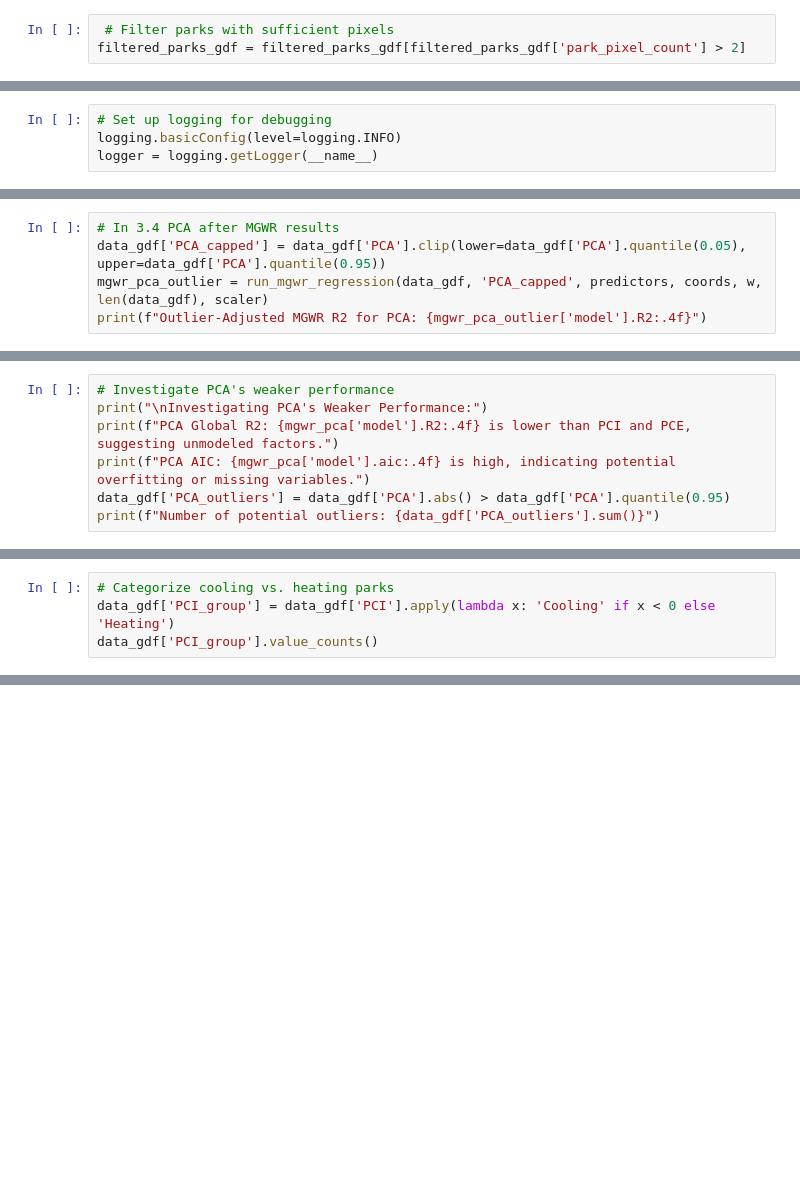
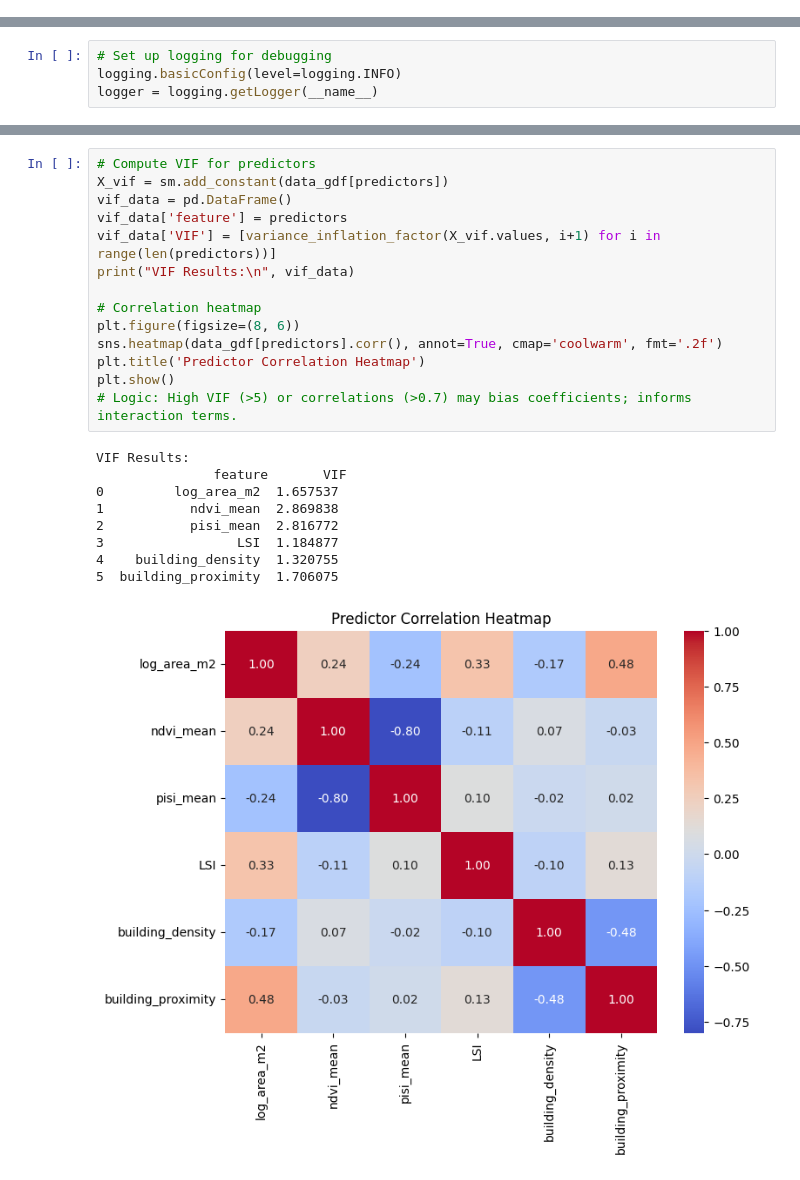
Before and after one commit to NourahAlhosain/CASA-Disso-25, a Jupyter notebook: 06_ImpactFactorsAnalysis.ipynb, the cells around one changed output, grey strips where cells are left out. Cells and saved outputs as stored; diff of their text form; blank space fills up the shorter version.

Commit message:
updated modeling code

```diff
--- a/06_ImpactFactorsAnalysis.ipynb
+++ b/06_ImpactFactorsAnalysis.ipynb
@@ -74,6 +71,3 @@ Number of parks removed: 25
 Original number of parks: 219
 New number of parks: 194
 Removed Park IDs: [21.0, 26.0, 38.0, 41.0, 50.0, 63.0, 64.0, 65.0, 69.0, 75.0, 77.0, 79.0, 80.0, 83.0, 84.0, 87.0, 88.0, 89.0, 114.0, 137.0, 140.0, 154.0, 169.0, 170.0, 182.0]
-# %%
- # Filter parks with sufficient pixels
-filtered_parks_gdf = filtered_parks_gdf[filtered_parks_gdf['park_pixel_count'] > 2]
@@ -355,5 +158,0 @@ AIC: 3469.1773
-# %%
-# In 3.4 PCA after MGWR results
-data_gdf['PCA_capped'] = data_gdf['PCA'].clip(lower=data_gdf['PCA'].quantile(0.05), upper=data_gdf['PCA'].quantile(0.95))
-mgwr_pca_outlier = run_mgwr_regression(data_gdf, 'PCA_capped', predictors, coords, w, len(data_gdf), scaler)
-print(f"Outlier-Adjusted MGWR R2 for PCA: {mgwr_pca_outlier['model'].R2:.4f}")
@@ -377,7 +158,0 @@ MGWR Moran's I for PCA: 0.0928, p-value: 0.0541
-# %%
-# Investigate PCA's weaker performance
-print("\nInvestigating PCA's Weaker Performance:")
-print(f"PCA Global R2: {mgwr_pca['model'].R2:.4f} is lower than PCI and PCE, suggesting unmodeled factors.")
-print(f"PCA AIC: {mgwr_pca['model'].aic:.4f} is high, indicating potential overfitting or missing variables.")
-data_gdf['PCA_outliers'] = data_gdf['PCA'].abs() > data_gdf['PCA'].quantile(0.95)
-print(f"Number of potential outliers: {data_gdf['PCA_outliers'].sum()}")
@@ -400,4 +158,0 @@ Number of potential outliers: 8
-# %%
-# Categorize cooling vs. heating parks
-data_gdf['PCI_group'] = data_gdf['PCI'].apply(lambda x: 'Cooling' if x < 0 else 'Heating')
-data_gdf['PCI_group'].value_counts()
@@ -528,0 +213,24 @@ Exported data to 'cooling_heating_parks.geojson' for QGIS visualization.
+# %%
+# Compute VIF for predictors
+X_vif = sm.add_constant(data_gdf[predictors])
+vif_data = pd.DataFrame()
+vif_data['feature'] = predictors
+vif_data['VIF'] = [variance_inflation_factor(X_vif.values, i+1) for i in range(len(predictors))]
+print("VIF Results:\n", vif_data)
+
+# Correlation heatmap
+plt.figure(figsize=(8, 6))
+sns.heatmap(data_gdf[predictors].corr(), annot=True, cmap='coolwarm', fmt='.2f')
+plt.title('Predictor Correlation Heatmap')
+plt.show()
+# Logic: High VIF (>5) or correlations (>0.7) may bias coefficients; informs interaction terms.
+# %% [output]
+VIF Results:
+               feature       VIF
+0         log_area_m2  1.657537
+1           ndvi_mean  2.869838
+2           pisi_mean  2.816772
+3                 LSI  1.184877
+4    building_density  1.320755
+5  building_proximity  1.706075
+[figure, added]
```
Also changed, not shown: parts of 105 cells of this notebook, 7 other files.
